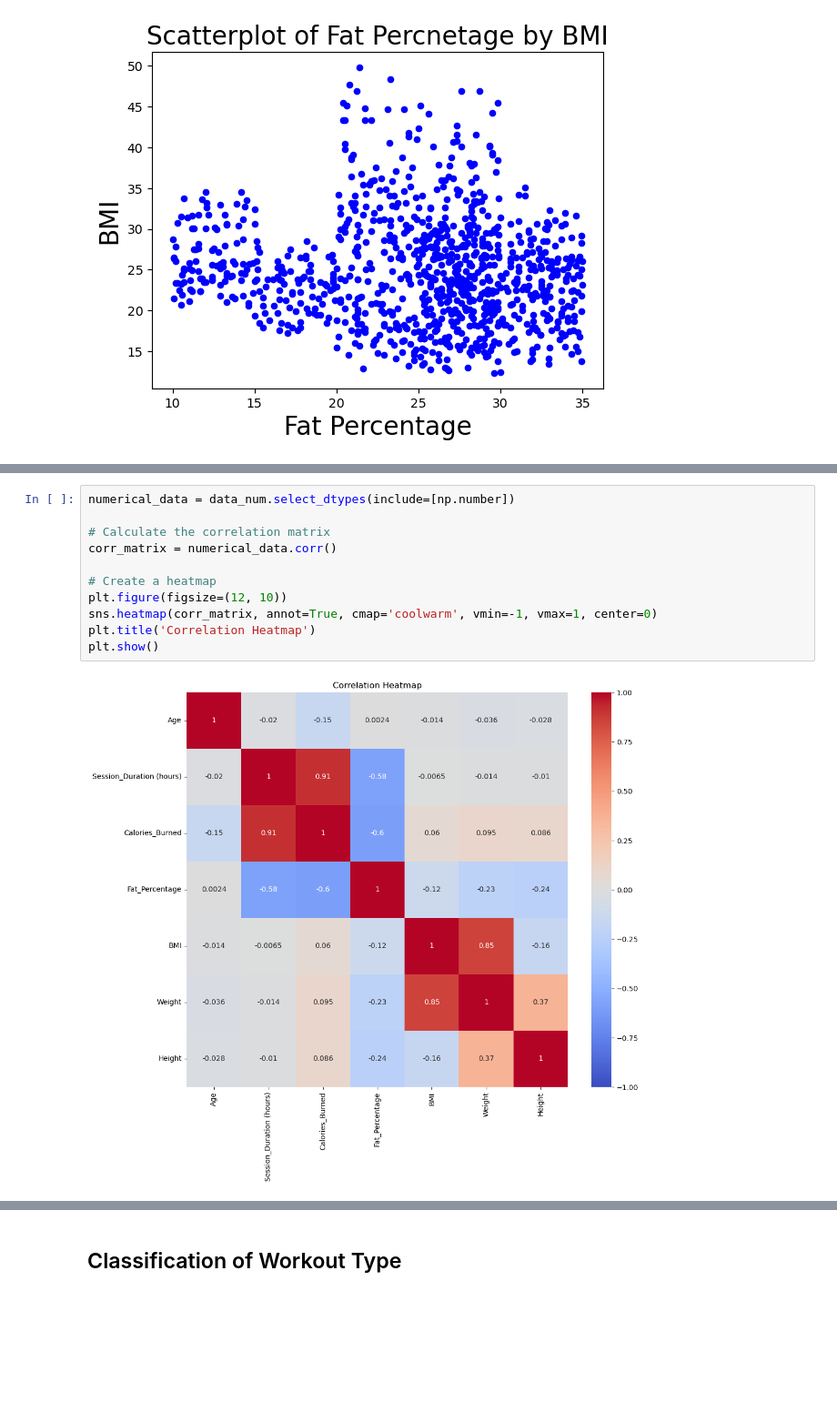
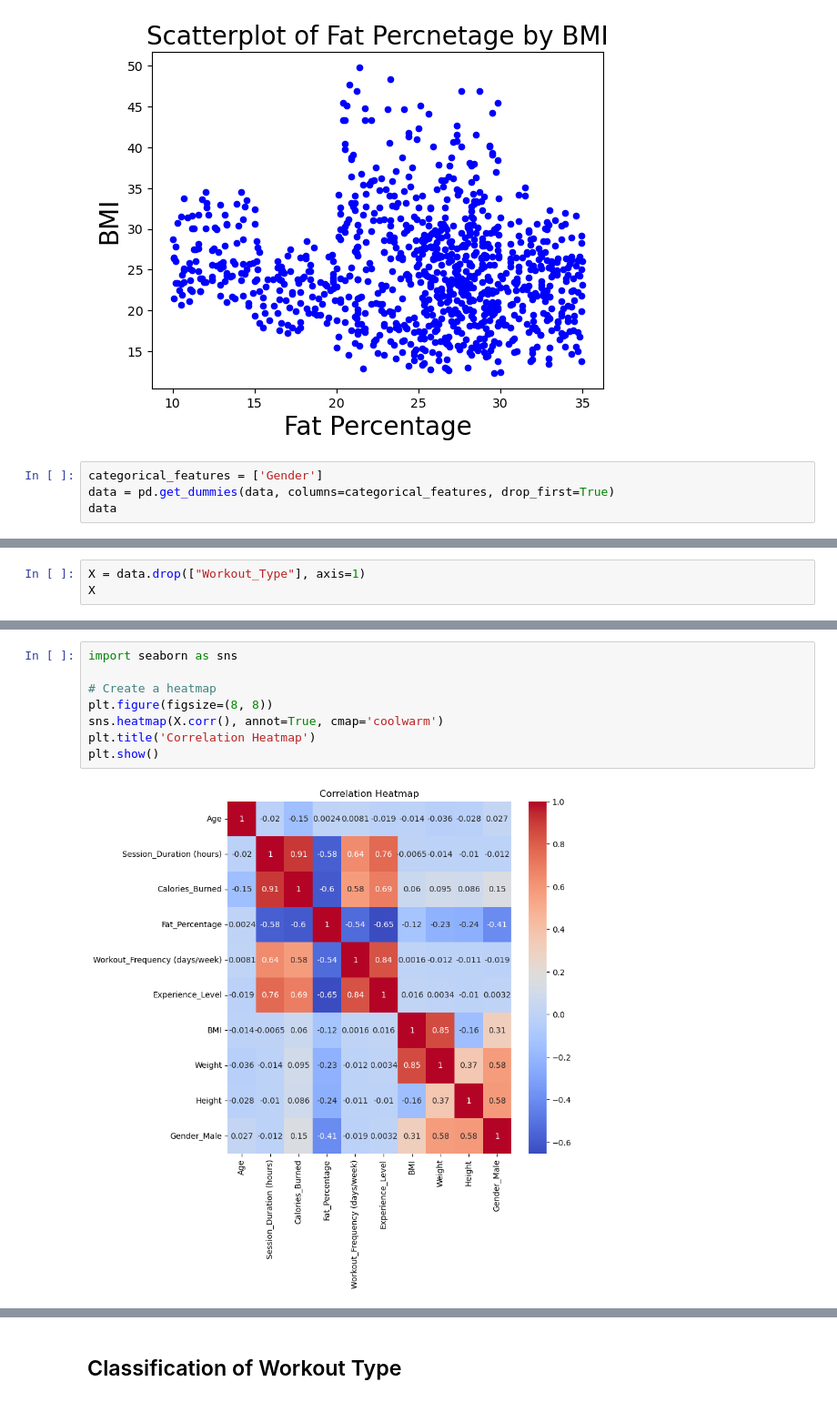
Before and after one commit to MariWill/gym_members_exercise_data_eda, a Jupyter notebook: Assignment 1.ipynb, the cells around one changed output, grey strips where cells are left out. Shown at 91% size. Saved outputs shown, nothing was run; the diff lists cells and outputs as text; blank space fills up the shorter version.

```diff
--- a/Assignment 1.ipynb
+++ b/Assignment 1.ipynb
@@ -401,3 +408,7 @@ ax.set_title("Scatterplot of Fat Percnetage by BMI",fontsize=20)
 # %% [output]
 Text(0.5, 1.0, 'Scatterplot of Fat Percnetage by BMI')
 [figure]
+# %%
+categorical_features = ['Gender']
+data = pd.get_dummies(data, columns=categorical_features, drop_first=True)
+data
@@ -403,0 +429,3 @@ Text(0.5, 1.0, 'Scatterplot of Fat Percnetage by BMI')
+# %%
+X = data.drop(["Workout_Type"], axis=1)
+X
@@ -404,13 +446,10 @@ Text(0.5, 1.0, 'Scatterplot of Fat Percnetage by BMI')
 # %%
-numerical_data = data_num.select_dtypes(include=[np.number])
-
-# Calculate the correlation matrix
-corr_matrix = numerical_data.corr()
+import seaborn as sns
 
 # Create a heatmap
-plt.figure(figsize=(12, 10))
-sns.heatmap(corr_matrix, annot=True, cmap='coolwarm', vmin=-1, vmax=1, center=0)
+plt.figure(figsize=(8, 8))
+sns.heatmap(X.corr(), annot=True, cmap='coolwarm')
 plt.title('Correlation Heatmap')
 plt.show()
 # %% [output]
-[figure, old version]
+[figure, new version]
```
Also changed, not shown: parts of 32 cells of this notebook.
